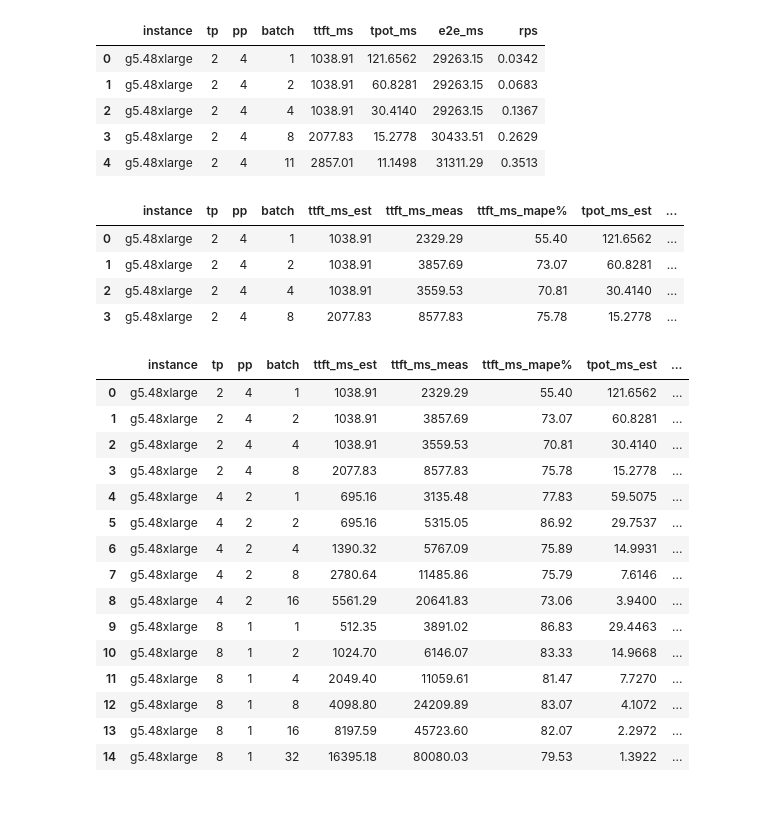
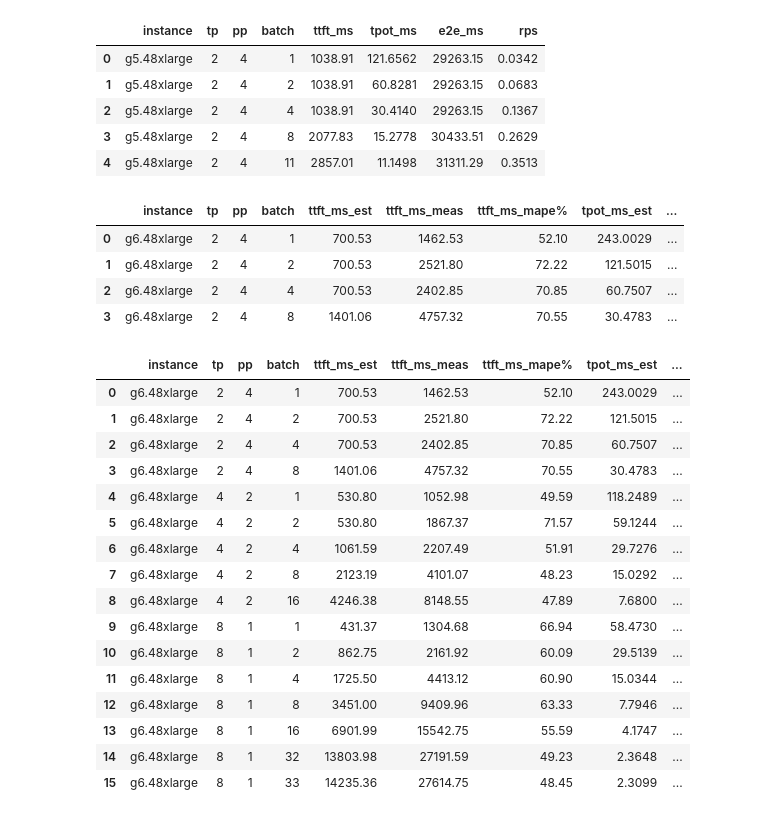
Before and after one commit to ddps-lab/HeteroSpotLLMServe, a Jupyter notebook: ArtifactEvaluation/PerformanceEstimation/llama3-70b/results_viewer.ipynb, the cells around one changed output. Saved outputs shown, nothing was run; the diff lists cells and outputs as text; code cells hidden in the pictures.

```diff
--- a/ArtifactEvaluation/PerformanceEstimation/llama3-70b/results_viewer.ipynb
+++ b/ArtifactEvaluation/PerformanceEstimation/llama3-70b/results_viewer.ipynb
@@ -366,29 +366,30 @@ filter_df(est_df, instance="g5.48xlarge", tp=2, pp=4)
 | 3 | g5.48xlarge | 2 | 4 | 8 | 2077.83 | 15.2778 | 30433.51 | 0.2629 |
 | 4 | g5.48xlarge | 2 | 4 | 11 | 2857.01 | 11.1498 | 31311.29 | 0.3513 |
 # %%
-filter_df(summary, instance="g5.48xlarge", tp=2, pp=4)
+filter_df(summary, instance="g6.48xlarge", tp=2, pp=4)
 # %% [output]
 |  | instance | tp | pp | batch | ttft_ms_est | ttft_ms_meas | ttft_ms_mape% | tpot_ms_est | ... |
-| 0 | g5.48xlarge | 2 | 4 | 1 | 1038.91 | 2329.29 | 55.40 | 121.6562 | ... |
-| 1 | g5.48xlarge | 2 | 4 | 2 | 1038.91 | 3857.69 | 73.07 | 60.8281 | ... |
-| 2 | g5.48xlarge | 2 | 4 | 4 | 1038.91 | 3559.53 | 70.81 | 30.4140 | ... |
-| 3 | g5.48xlarge | 2 | 4 | 8 | 2077.83 | 8577.83 | 75.78 | 15.2778 | ... |
+| 0 | g6.48xlarge | 2 | 4 | 1 | 700.53 | 1462.53 | 52.10 | 243.0029 | ... |
+| 1 | g6.48xlarge | 2 | 4 | 2 | 700.53 | 2521.80 | 72.22 | 121.5015 | ... |
+| 2 | g6.48xlarge | 2 | 4 | 4 | 700.53 | 2402.85 | 70.85 | 60.7507 | ... |
+| 3 | g6.48xlarge | 2 | 4 | 8 | 1401.06 | 4757.32 | 70.55 | 30.4783 | ... |
 # %%
-filter_df(summary, instance="g5.48xlarge")
+filter_df(summary, instance="g6.48xlarge")
 # %% [output]
 |  | instance | tp | pp | batch | ttft_ms_est | ttft_ms_meas | ttft_ms_mape% | tpot_ms_est | ... |
-| 0 | g5.48xlarge | 2 | 4 | 1 | 1038.91 | 2329.29 | 55.40 | 121.6562 | ... |
-| 1 | g5.48xlarge | 2 | 4 | 2 | 1038.91 | 3857.69 | 73.07 | 60.8281 | ... |
-| 2 | g5.48xlarge | 2 | 4 | 4 | 1038.91 | 3559.53 | 70.81 | 30.4140 | ... |
-| 3 | g5.48xlarge | 2 | 4 | 8 | 2077.83 | 8577.83 | 75.78 | 15.2778 | ... |
-| 4 | g5.48xlarge | 4 | 2 | 1 | 695.16 | 3135.48 | 77.83 | 59.5075 | ... |
-| 5 | g5.48xlarge | 4 | 2 | 2 | 695.16 | 5315.05 | 86.92 | 29.7537 | ... |
-| 6 | g5.48xlarge | 4 | 2 | 4 | 1390.32 | 5767.09 | 75.89 | 14.9931 | ... |
-| 7 | g5.48xlarge | 4 | 2 | 8 | 2780.64 | 11485.86 | 75.79 | 7.6146 | ... |
-| 8 | g5.48xlarge | 4 | 2 | 16 | 5561.29 | 20641.83 | 73.06 | 3.9400 | ... |
-| 9 | g5.48xlarge | 8 | 1 | 1 | 512.35 | 3891.02 | 86.83 | 29.4463 | ... |
-| 10 | g5.48xlarge | 8 | 1 | 2 | 1024.70 | 6146.07 | 83.33 | 14.9668 | ... |
-| 11 | g5.48xlarge | 8 | 1 | 4 | 2049.40 | 11059.61 | 81.47 | 7.7270 | ... |
-| 12 | g5.48xlarge | 8 | 1 | 8 | 4098.80 | 24209.89 | 83.07 | 4.1072 | ... |
-| 13 | g5.48xlarge | 8 | 1 | 16 | 8197.59 | 45723.60 | 82.07 | 2.2972 | ... |
-| 14 | g5.48xlarge | 8 | 1 | 32 | 16395.18 | 80080.03 | 79.53 | 1.3922 | ... |
+| 0 | g6.48xlarge | 2 | 4 | 1 | 700.53 | 1462.53 | 52.10 | 243.0029 | ... |
+| 1 | g6.48xlarge | 2 | 4 | 2 | 700.53 | 2521.80 | 72.22 | 121.5015 | ... |
+| 2 | g6.48xlarge | 2 | 4 | 4 | 700.53 | 2402.85 | 70.85 | 60.7507 | ... |
+| 3 | g6.48xlarge | 2 | 4 | 8 | 1401.06 | 4757.32 | 70.55 | 30.4783 | ... |
+| 4 | g6.48xlarge | 4 | 2 | 1 | 530.80 | 1052.98 | 49.59 | 118.2489 | ... |
+| 5 | g6.48xlarge | 4 | 2 | 2 | 530.80 | 1867.37 | 71.57 | 59.1244 | ... |
+| 6 | g6.48xlarge | 4 | 2 | 4 | 1061.59 | 2207.49 | 51.91 | 29.7276 | ... |
+| 7 | g6.48xlarge | 4 | 2 | 8 | 2123.19 | 4101.07 | 48.23 | 15.0292 | ... |
+| 8 | g6.48xlarge | 4 | 2 | 16 | 4246.38 | 8148.55 | 47.89 | 7.6800 | ... |
+| 9 | g6.48xlarge | 8 | 1 | 1 | 431.37 | 1304.68 | 66.94 | 58.4730 | ... |
+| 10 | g6.48xlarge | 8 | 1 | 2 | 862.75 | 2161.92 | 60.09 | 29.5139 | ... |
+| 11 | g6.48xlarge | 8 | 1 | 4 | 1725.50 | 4413.12 | 60.90 | 15.0344 | ... |
+| 12 | g6.48xlarge | 8 | 1 | 8 | 3451.00 | 9409.96 | 63.33 | 7.7946 | ... |
+| 13 | g6.48xlarge | 8 | 1 | 16 | 6901.99 | 15542.75 | 55.59 | 4.1747 | ... |
+| 14 | g6.48xlarge | 8 | 1 | 32 | 13803.98 | 27191.59 | 49.23 | 2.3648 | ... |
+| 15 | g6.48xlarge | 8 | 1 | 33 | 14235.36 | 27614.75 | 48.45 | 2.3099 | ... |
```
Also changed, not shown: 9 other files.
